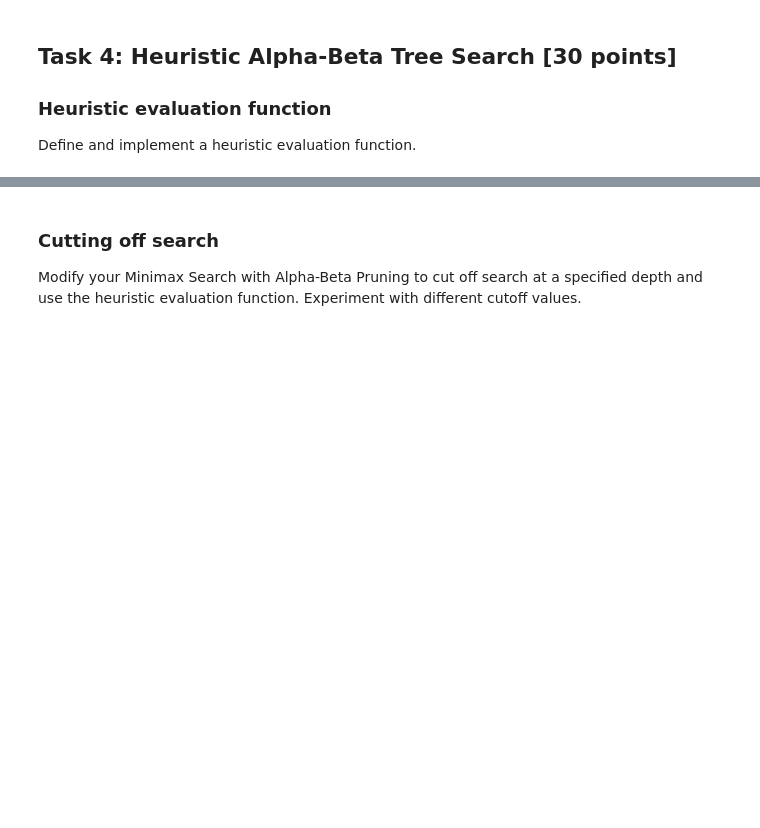
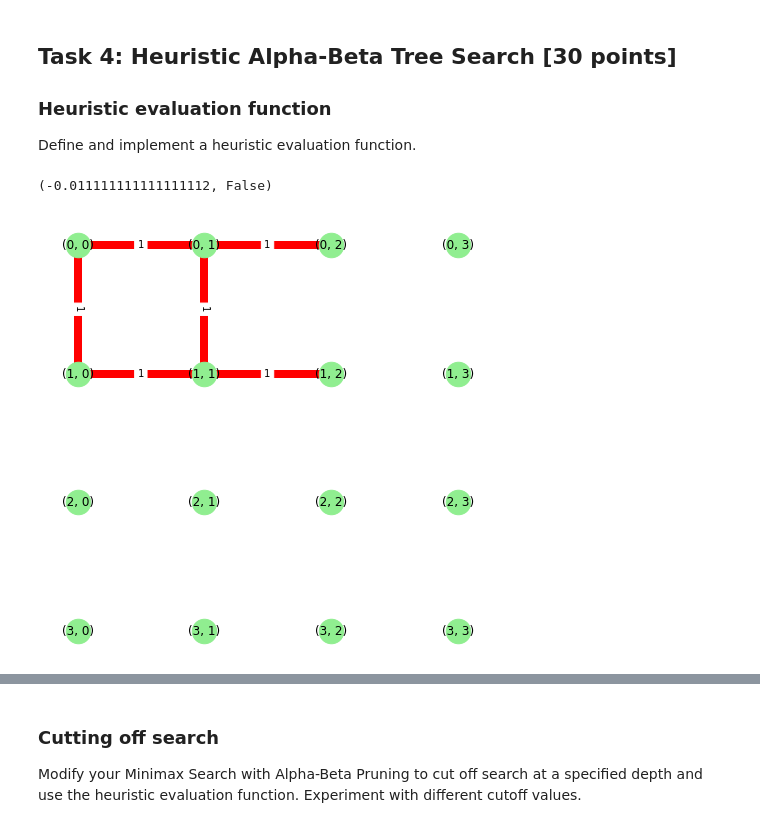
Before and after one commit to WillStrickland13/CS7320-AI, a Jupyter notebook: Games/assignment_dots_and_boxes.ipynb, the cells around one changed output, grey strips where cells are left out. Cells and saved outputs as stored; diff of their text form; code cells hidden in the pictures; blank space fills up the shorter version.

Commit message:
Nearly complete
Few more finishing touches needed

```diff
--- a/Games/assignment_dots_and_boxes.ipynb
+++ b/Games/assignment_dots_and_boxes.ipynb
@@ -872,0 +880,69 @@ Define and implement a heuristic evaluation function.
+# %%
+# Your code/ answer goes here.
+def eval_fun(state,edges, player=0):
+    """heuristic for utility of state. Returns score for a node:
+    1. For terminal states it returns the utility.
+    2. For non-terminal states, it calculates a weighted linear function using features of the state.
+    The features we look at are 2 in a row/col/diagonal where the 3rd square is empty. We assume that
+    the more of these positions we have, the higher the chance of winning.
+    We need to be careful that the utility of the heuristic stays between [-1,1].
+    Note that the largest possible number of these positions is 4. I weigh the count by 0.1,
+    guaranteeing that is in the needed range.
+
+    Function Returns: heuristic value, terminal?"""
+
+    # terminal state?
+
+    totalBoxes=(state['n']-1)*(state['m']-1)
+
+    #get number of squares player has completed and multiply by 0.1
+    #this is to ensure that the heuristic value is in the range [-1,1]
+
+    winner, score = (checkWin(state,edges))
+    if winner == player:
+        score= score*0.1
+    elif winner != player:
+        score= -score*0.1
+    else:
+        score= 0
+    #print("Winner is: Player ", winner, "Score is: ", score/totalBoxes)
+    return score/totalBoxes, terminal(state)
+
+
+edgeLabels = {}
+board = {
+    'n': 4,  ### hoizontal dots
+    'm': 4   ### vertical dots
+}
+G = nx.grid_2d_graph(board['n'], board['m'])
+createEmptyBoard(G,edgeLabels)
+addEdge(G,board,0,0,'v',1,edgeLabels)
+addEdge(G,board,0,1,'v',1,edgeLabels)
+addEdge(G,board,0,0,'h',1,edgeLabels)
+addEdge(G,board,1,0,'h',1,edgeLabels)
+addEdge(G,board,0,1,'h',1,edgeLabels)
+addEdge(G,board,1,1,'h',1,edgeLabels)
+# addEdge(G,board,1,2,'h',1,edgeLabels)
+# addEdge(G,board,0,3,'v',1,edgeLabels)
+# addEdge(G,board,1,3,'v',1,edgeLabels)
+# addEdge(G,board,2,0,'h',1,edgeLabels)
+# addEdge(G,board,2,1,'h',1,edgeLabels)
+# addEdge(G,board,2,2,'h',1,edgeLabels)
+# addEdge(G,board,3,0,'h',1,edgeLabels)
+# addEdge(G,board,3,1,'h',1,edgeLabels)
+# addEdge(G,board,3,2,'h',1,edgeLabels)
+# addEdge(G,board,0,2,'v',0,edgeLabels)
+# addEdge(G,board,1,0,'v',1,edgeLabels)
+# addEdge(G,board,1,1,'v',1,edgeLabels)
+# addEdge(G,board,2,0,'v',1,edgeLabels)
+# addEdge(G,board,2,1,'v',1,edgeLabels)
+# addEdge(G,board,2,2,'v',1,edgeLabels)
+# addEdge(G,board,1,2,'v',1,edgeLabels)
+# addEdge(G,board,2,3,'v',1,edgeLabels)
+# addEdge(G,board,0,2,'h',1,edgeLabels)
+
+drawBoard(G,edgeLabels)
+eval_fun(board,edgeLabels)
+# %% [output]
+(-0.011111111111111112, False)
+[figure, added]
```
Also changed, not shown: parts of 17 cells of this notebook.
